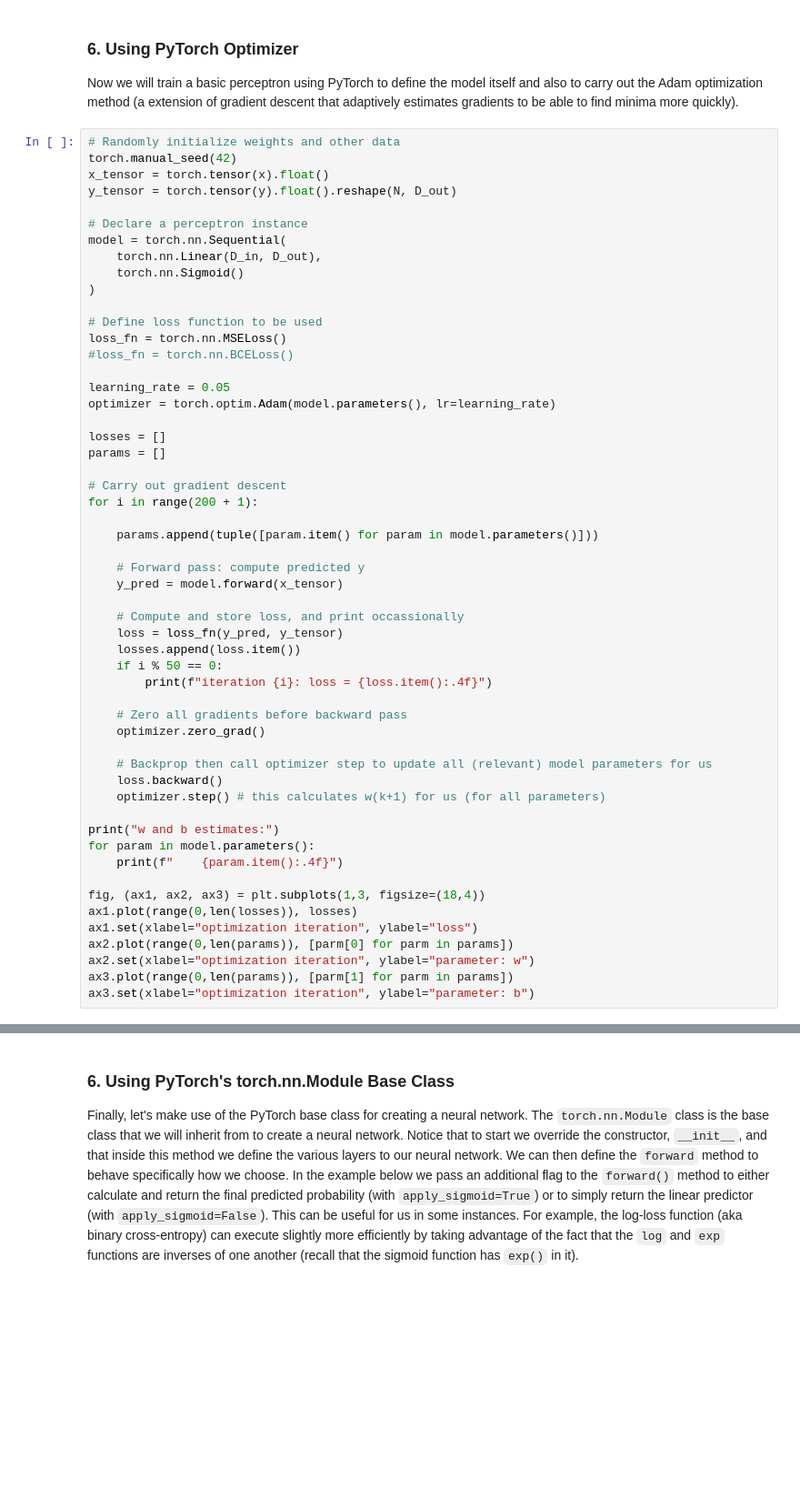
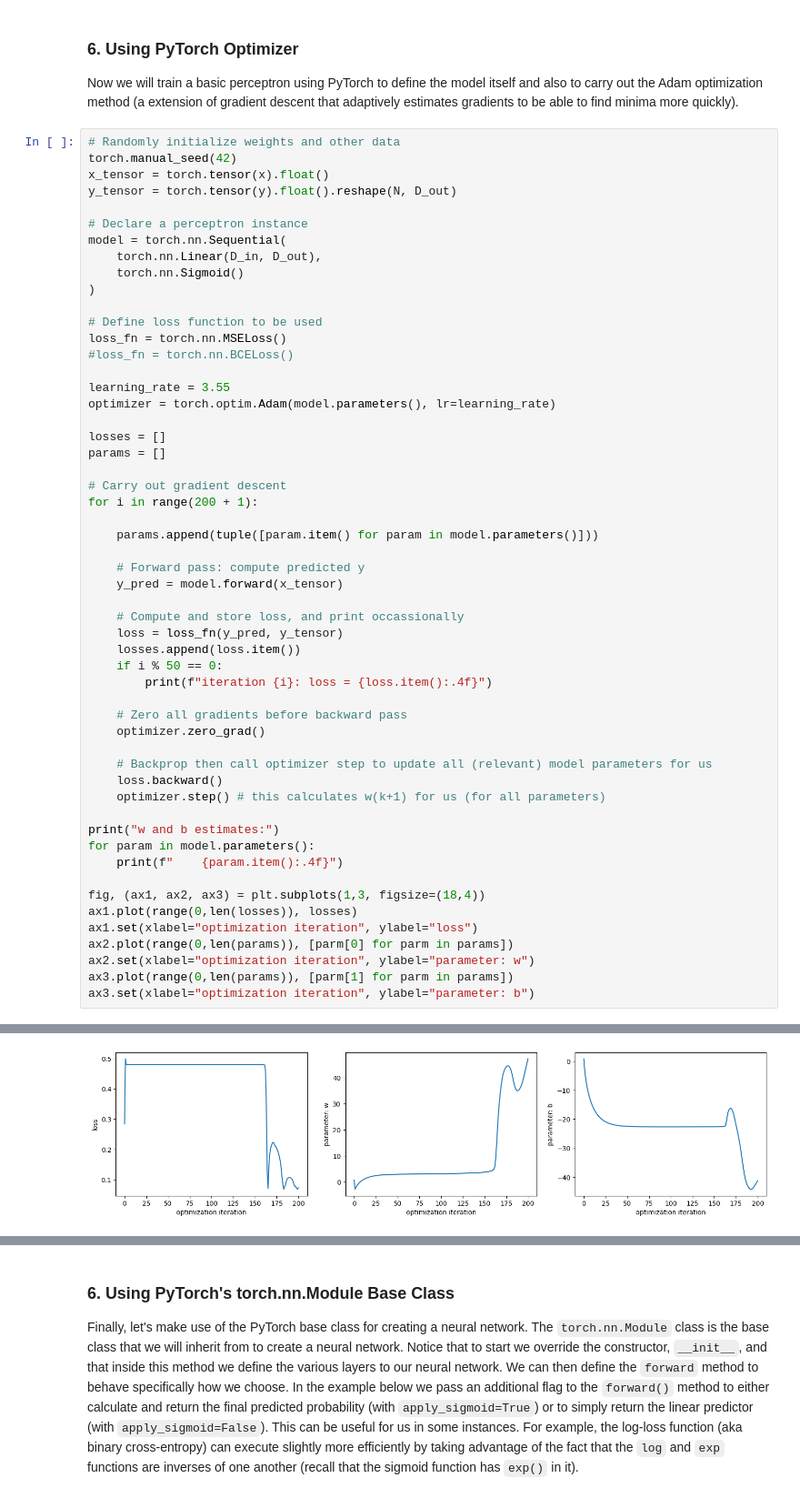
Before and after one commit to zavenr/CS3120-Coursework, a Jupyter notebook: lab03_ann_from_scratch.ipynb, the cells around one changed output, grey strips where cells are left out. Shown at 91% size. Saved outputs shown, nothing was run; the diff lists cells and outputs as text; blank space fills up the shorter version.

```diff
--- a/lab03_ann_from_scratch.ipynb
+++ b/lab03_ann_from_scratch.ipynb
@@ -427,7 +461,7 @@ model = torch.nn.Sequential(
 loss_fn = torch.nn.MSELoss()
 #loss_fn = torch.nn.BCELoss()
 
-learning_rate = 0.05
+learning_rate = 3.55
 optimizer = torch.optim.Adam(model.parameters(), lr=learning_rate)
 
 losses = []
@@ -465,3 +499,4 @@ ax2.plot(range(0,len(params)), [parm[0] for parm in params])
 ax2.set(xlabel="optimization iteration", ylabel="parameter: w")
 ax3.plot(range(0,len(params)), [parm[1] for parm in params])
 ax3.set(xlabel="optimization iteration", ylabel="parameter: b")
+# %% [output]
@@ -468,3 +512,4 @@ ax3.set(xlabel="optimization iteration", ylabel="parameter: b")
+[figure, added]
 # %% [markdown]
 ***
 ### Q6: Run the above code a cell a few times and then try changing the learning rate above to a larger value. How many epochs are then needed to get the loss below 0.10? Is it possible to get the loss below 0.05?
```
Also changed, not shown: parts of 17 cells of this notebook.
